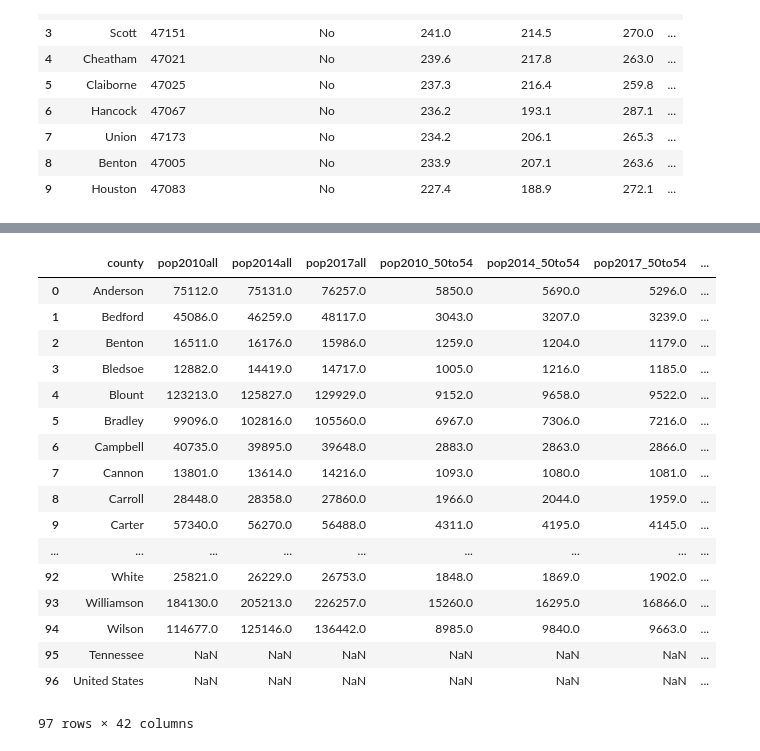
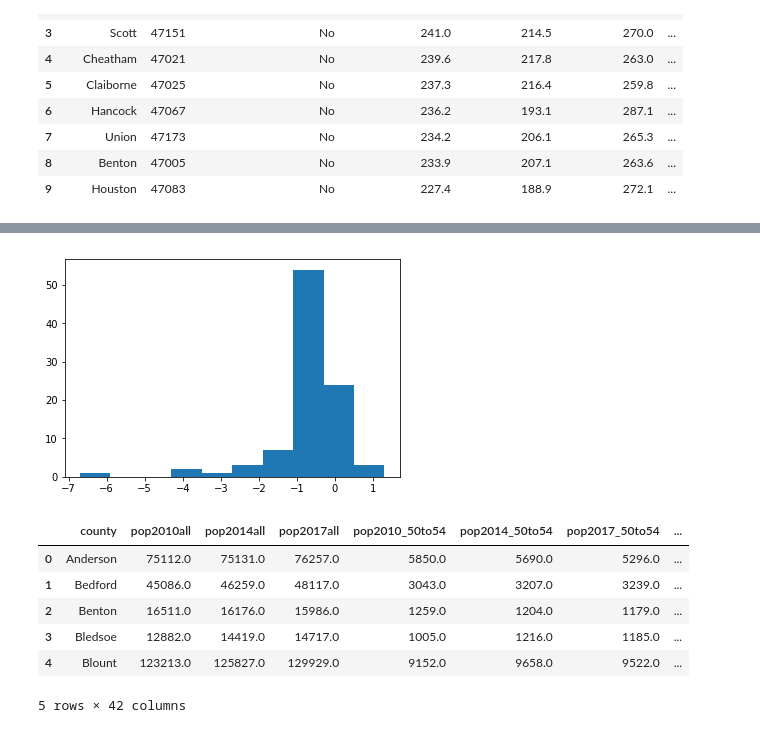
Before and after one commit to AriannaRigon/vanderbilt-aspire-data-essentials, a Jupyter notebook: ClassNotebook.ipynb, the cells around one changed output, grey strips where cells are left out. Saved outputs shown, nothing was run; the diff lists cells and outputs as text; code cells hidden in the pictures.

```diff
--- a/ClassNotebook.ipynb
+++ b/ClassNotebook.ipynb
@@ -424,0 +413,2 @@ cancer_df.head(50)
+# %%
+pop_and_cancer['county'] = pop_and_cancer.county.str.strip()
@@ -437,0 +537,8 @@ pop_and_cancer['hospice_per_county'] =[hospice_per_county[county] for county in
+# %%
+#drop with .drop when county is equal to Tennessee and US
+#pop_and_cancer.drop (index= Tennessee, axis=1, columns='county',inplace=True )
+#pop_and_cancer.county.drop ('US')
+#pop_and_cancer.drop(pop_and_cancer.county['Tennessee'], inplace=True)
+#DataFrame.drop(labels=None, axis=0, index=None, columns=None, level=None, inplace=False, errors='raise')
+#pop_and_cancer.county.drop(['Tennessee', 'United States'])
+pop_and_cancer = pop_and_cancer.drop([95, 96])
@@ -438,21 +579,18 @@ pop_and_cancer['hospice_per_county'] =[hospice_per_county[county] for county in
+# %%
+plt.hist(pop_and_cancer['5year_death_trend'])
+#plt.xlabel(“5year death trend”)
+#plt.ylabel(“y-axis label”)
+#plt.title(“plot title”)
+plt.show()
+# %% [output]
+[figure, added]
 # %%
-pop_and_cancer.head(150)
+pop_and_cancer.head()
 # %% [output]
 |  | county | pop2010all | pop2014all | pop2017all | pop2010_50to54 | pop2014_50to54 | pop2017_50to54 | ... |
 | 0 | Anderson | 75112.0 | 75131.0 | 76257.0 | 5850.0 | 5690.0 | 5296.0 | ... |
 | 1 | Bedford | 45086.0 | 46259.0 | 48117.0 | 3043.0 | 3207.0 | 3239.0 | ... |
 | 2 | Benton | 16511.0 | 16176.0 | 15986.0 | 1259.0 | 1204.0 | 1179.0 | ... |
 | 3 | Bledsoe | 12882.0 | 14419.0 | 14717.0 | 1005.0 | 1216.0 | 1185.0 | ... |
 | 4 | Blount | 123213.0 | 125827.0 | 129929.0 | 9152.0 | 9658.0 | 9522.0 | ... |
-| 5 | Bradley | 99096.0 | 102816.0 | 105560.0 | 6967.0 | 7306.0 | 7216.0 | ... |
-| 6 | Campbell | 40735.0 | 39895.0 | 39648.0 | 2883.0 | 2863.0 | 2866.0 | ... |
-| 7 | Cannon | 13801.0 | 13614.0 | 14216.0 | 1093.0 | 1080.0 | 1081.0 | ... |
-| 8 | Carroll | 28448.0 | 28358.0 | 27860.0 | 1966.0 | 2044.0 | 1959.0 | ... |
-| 9 | Carter | 57340.0 | 56270.0 | 56488.0 | 4311.0 | 4195.0 | 4145.0 | ... |
-| ... | ... | ... | ... | ... | ... | ... | ... | ... |
-| 92 | White | 25821.0 | 26229.0 | 26753.0 | 1848.0 | 1869.0 | 1902.0 | ... |
-| 93 | Williamson | 184130.0 | 205213.0 | 226257.0 | 15260.0 | 16295.0 | 16866.0 | ... |
-| 94 | Wilson | 114677.0 | 125146.0 | 136442.0 | 8985.0 | 9840.0 | 9663.0 | ... |
-| 95 | Tennessee | NaN | NaN | NaN | NaN | NaN | NaN | ... |
-| 96 | United States | NaN | NaN | NaN | NaN | NaN | NaN | ... |
-97 rows × 42 columns
+5 rows × 42 columns
```
Also changed, not shown: parts of 46 cells of this notebook.
